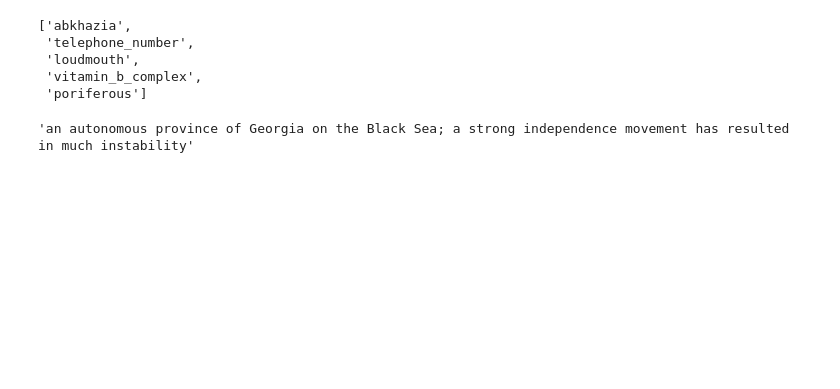
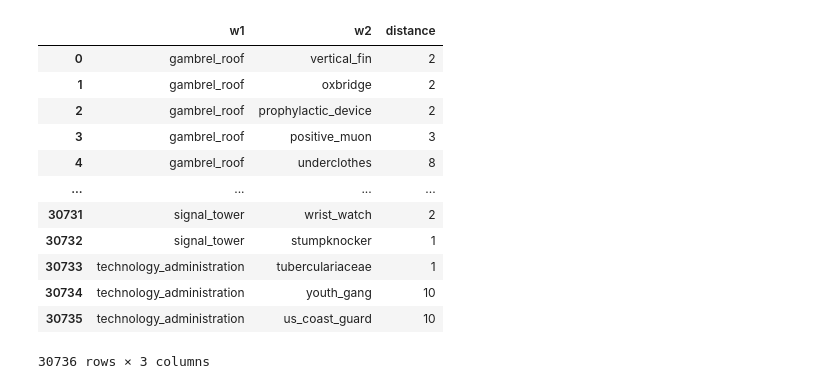
Before and after one commit to solresol/cross-embedding-clustering, a Jupyter notebook: embeddings-experiment.ipynb, the cells around one changed output. Drawn from its saved outputs; the diff is of its cells as text; code cells hidden in the pictures; blank space fills up the shorter version.

```diff
--- a/embeddings-experiment.ipynb
+++ b/embeddings-experiment.ipynb
@@ -17,0 +93,13 @@ len(monosemous_words)
+# %%
+bert_embeddings = {}
+for word in working_subset_of_nouns:
+    marked_text = "[CLS] "
+    marked_text += word.replace('_', ' ')
+    marked_text += " [SEP]"
+    tokenized_text = tokenizer.tokenize(marked_text)
+    indexed_tokens = tokenizer.convert_tokens_to_ids(tokenized_text)
+    segments_ids = [1]*len(indexed_tokens)
+    tokens_tensor = torch.tensor([indexed_tokens])
+    segments_tensors = torch.tensor([segments_ids])
+    list_token_embeddings = get_bert_embeddings(tokens_tensor, segments_tensors, model)
+    bert_embeddings[word] = tokens_tensor
@@ -17,0 +169,23 @@ len(monosemous_words)
+# %%
+def neighbour_analysis(trials, neighbour_key):
+    neighbour_dicts = [x[neighbour_key] for x in trials]
+    word_similarities = {}
+    # I could perhaps be more efficient here. But quadratic time for <100,000 entries is not super-terrible.
+    for w1 in working_subset_of_nouns:
+        for w2 in working_subset_of_nouns:
+            if w2 <= w1:
+                continue
+            coexemplar_count = 0
+            for d in neighbour_dicts:
+                if d[w1] == d[w2]:
+                    coexemplar_count += 1
+            if coexemplar_count > 0:
+                word_similarities[(w1,w2)] = coexemplar_count
+    return word_similarities
+    #inverted_dicts = []
+    #for d in neighbour_dicts:
+    #    this_inverted_dict = collections.defaultdict(set)
+    #    for k,v in d.items():
+    #        this_inverted_dict[v].update([k])
+    #    inverted_dicts.append(this_inverted_dict)
+    #return inverted_dicts
@@ -18,12 +214,22 @@ len(monosemous_words)
+# %%
+wn_df = pandas.DataFrame.from_records([{'w1': k[0],
+                                        'w2': k[1],
+                                        'distance': v
+                                       }
+                                           for (k,v) in neighbour_analysis(trials, 'wordnet_neighbours').items()])
 # %%
-random.sample(list(monosemous_words), k=5)
+wn_df
 # %% [output]
+|  | w1 | w2 | distance |
+| 0 | gambrel_roof | vertical_fin | 2 |
+| 1 | gambrel_roof | oxbridge | 2 |
+| 2 | gambrel_roof | prophylactic_device | 2 |
+| 3 | gambrel_roof | positive_muon | 3 |
+| 4 | gambrel_roof | underclothes | 8 |
+| ... | ... | ... | ... |
+| 30731 | signal_tower | wrist_watch | 2 |
+| 30732 | signal_tower | stumpknocker | 1 |
+| 30733 | technology_administration | tuberculariaceae | 1 |
+| 30734 | technology_administration | youth_gang | 10 |
+| 30735 | technology_administration | us_coast_guard | 10 |
-['abkhazia',
- 'telephone_number',
- 'loudmouth',
- 'vitamin_b_complex',
- 'poriferous']
+30736 rows × 3 columns
-# %%
-monosemous_words['abkhazia'].definition()
-# %% [output]
-'an autonomous province of Georgia on the Black Sea; a strong independence movement has resulted in much instability'
```
Also changed, not shown: parts of 16 cells of this notebook, 1 other file.
